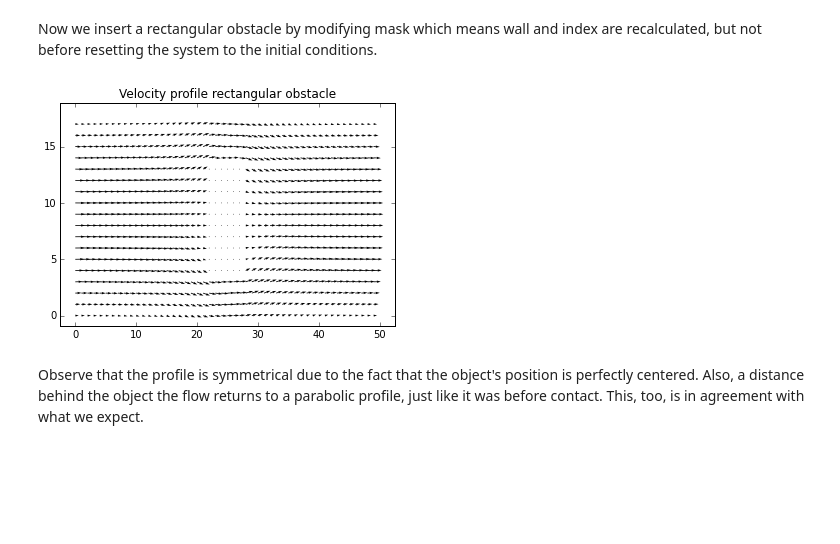
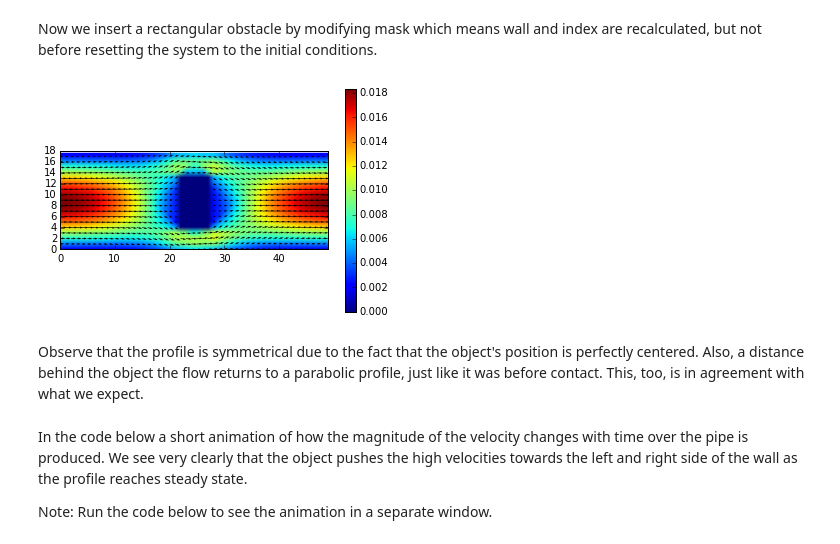
Before and after one commit to ZubinR/FluidFlow, a Jupyter notebook: Lattice Boltzmann.ipynb, the cells around one changed output. Saved outputs shown, nothing was run; the diff lists cells and outputs as text; code cells hidden in the pictures; blank space fills up the shorter version.

```diff
--- a/Lattice Boltzmann.ipynb
+++ b/Lattice Boltzmann.ipynb
@@ -57,6 +58,8 @@ u0 = np.zeros((2,nx,ny))
 rho0=np.ones((nx,ny))
 denseq = equilibrium(rho0,u0)
 densin = denseq.copy()
+Ux=np.zeros((maxiter,nx,ny))
+Uy=np.zeros((maxiter,nx,ny))
 # %% [markdown]
 A boolean mask which is False at the walls and True everywhere (the bulk) else is created to implement the boundary conditions. The flow has zero velocity at boundaries, therefore whenever a density wants to cross a boundary point in specific direction, the same density has to cross that boundary in the opposite direction. This results in zero net action which guarantees no slip boundary conditions. The automatic way  creates the array wall containing the position of boundary points and the direction (q) in which they will be crossed. Index contains the indices of those boundary points. qflip contains the direction of flipped vectors.
 # %%
@@ -142,20 +146,27 @@ for time in range(maxiter):
     rho = np.sum(densin,axis=0)
     u = np.dot(e.T,densin.transpose(1,0,2))/rho
     u[0,mask]+=du
+    Ux[time,:,:]=u[0,:,:]
+    Uy[time,:,:]=u[1,:,:]
 #    print(rho[1,1]) # Checks density conservation
     denseq = equilibrium(rho,u)
 
     for j in range (q): #Relaxation
         densin[j,mask] = (1-1/tau)*densin[j,mask] + denseq[j,mask]/tau
-# %%
-v = np.transpose(u)
-Q = quiver(v[1:-1,:,0], v[1:-1,:,1])
-l,r,b,t = axis()
-dx, dy = r-l, t-b
-axis([l-0.05*dx, r+0.05*dx, b-0.05*dy, t+0.05*dy])
-title('Velocity profile rectangular obstacle')
-show()
-# %% [output]
-[figure, removed]
+# %%
+v = np.transpose(u)
+fig, ax = plt.subplots(1,1)
+plt.imshow(v[1:-1,:,0]**2+v[1:-1,:,1]**2)
+plt.colorbar()
+Q = ax.quiver(v[1:-1,:,0], v[1:-1,:,1])
+ax.set_xlim(0, nx-1)
+ax.set_ylim(0, ny-2)
+show()
+# %% [output]
+[figure, added]
 # %% [markdown]
 Observe that the profile is symmetrical due to the fact that the object's position is perfectly centered. Also, a distance behind the object the flow returns to a parabolic profile, just like it was before contact. This, too, is in agreement with what we expect.
+# %% [markdown]
+In the code below a short animation of how the magnitude of the velocity changes with time over the pipe is produced. We see very clearly that the object pushes the high velocities towards the left and right side of the wall as the profile reaches steady state.
+
+Note: Run the code below to see the animation in a separate window.
```
Also changed, not shown: parts of 3 cells of this notebook.
